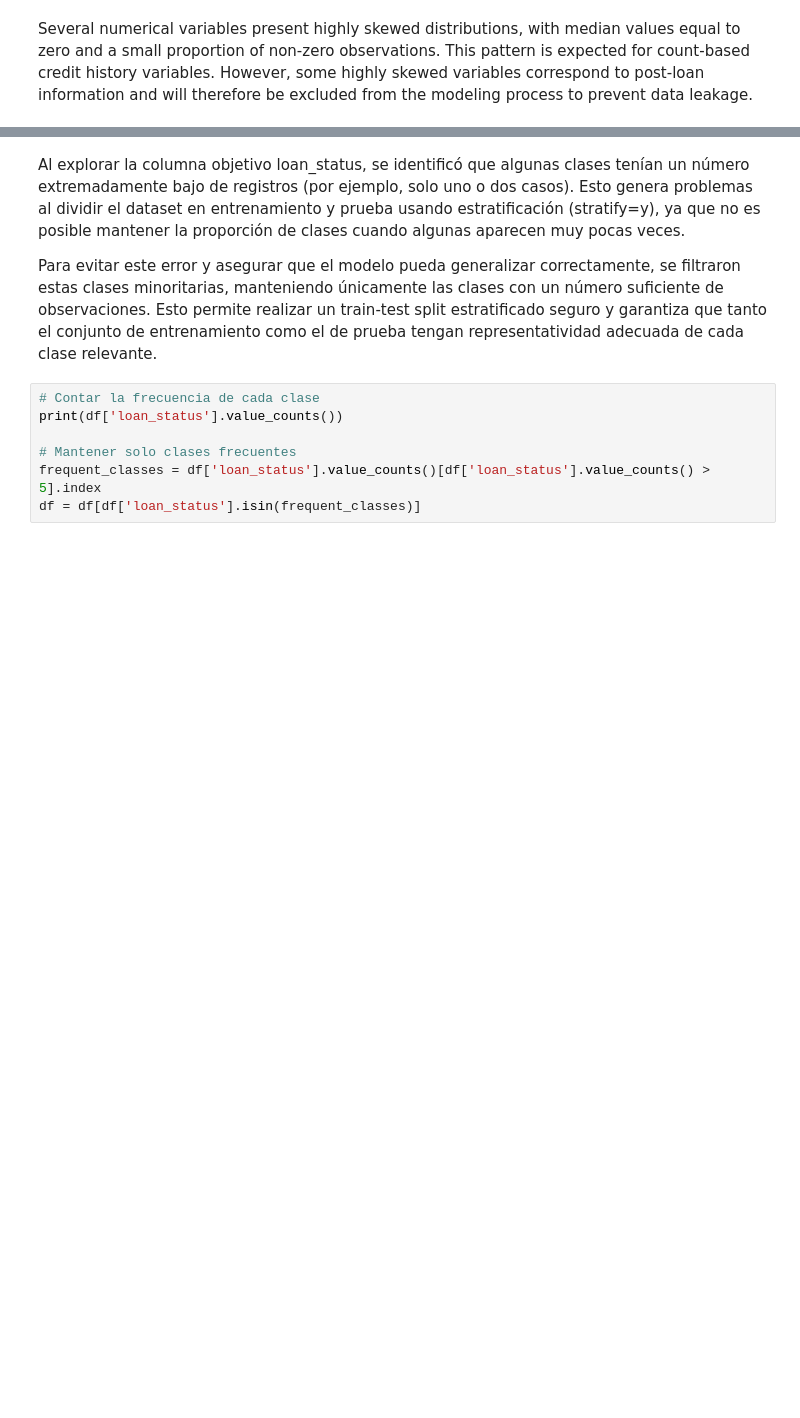
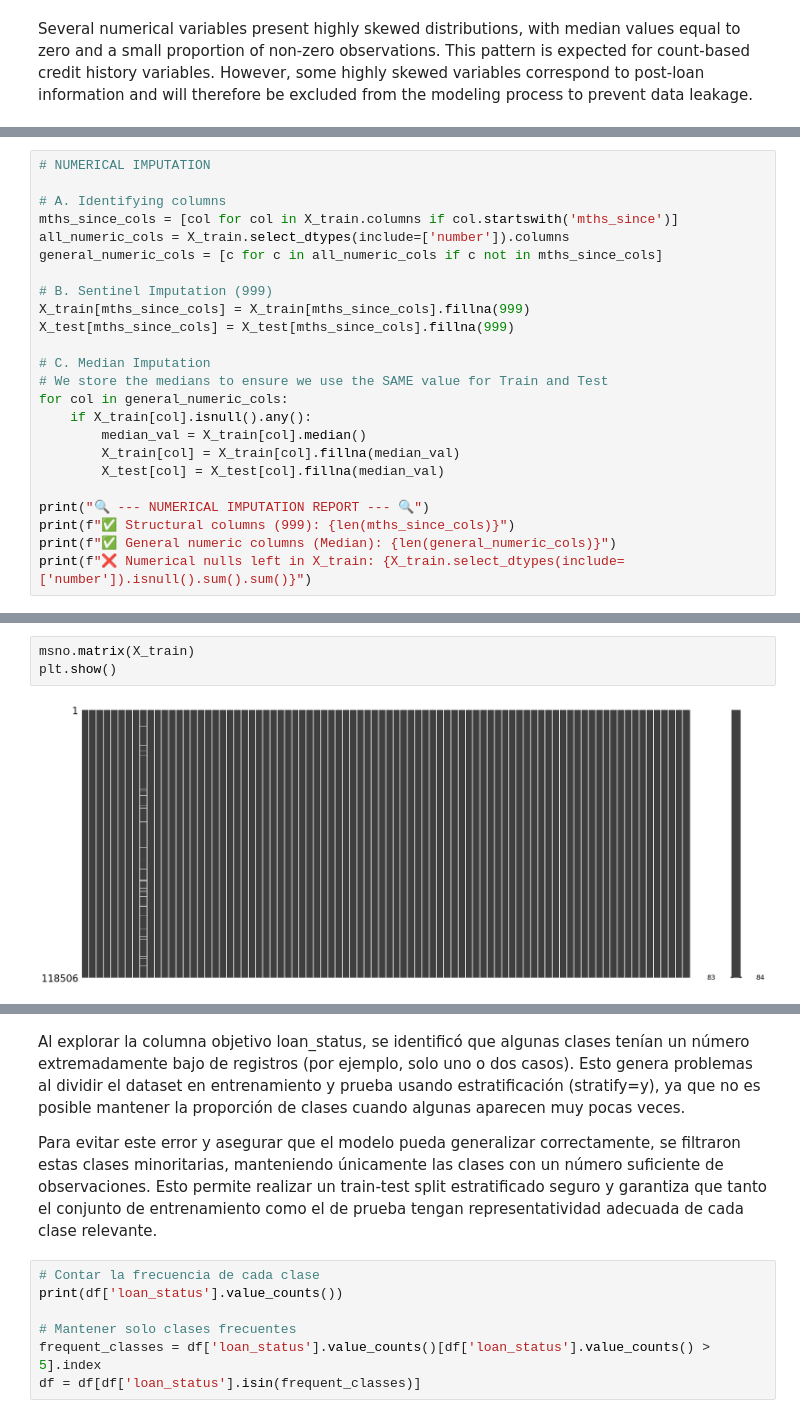
Before and after one commit to 4GeeksAcademy/final_project_creditscoring, a Jupyter notebook: notebooks/EDA.ipynb, the cells around one changed output, grey strips where cells are left out. Saved outputs shown, nothing was run; the diff lists cells and outputs as text; blank space fills up the shorter version.

```diff
--- a/notebooks/EDA.ipynb
+++ b/notebooks/EDA.ipynb
@@ -807,0 +1001,24 @@ df = df.drop(columns=cols_to_drop)
+# %%
+# NUMERICAL IMPUTATION
+
+# A. Identifying columns
+mths_since_cols = [col for col in X_train.columns if col.startswith('mths_since')]
+all_numeric_cols = X_train.select_dtypes(include=['number']).columns
+general_numeric_cols = [c for c in all_numeric_cols if c not in mths_since_cols]
+
+# B. Sentinel Imputation (999)
+X_train[mths_since_cols] = X_train[mths_since_cols].fillna(999)
+X_test[mths_since_cols] = X_test[mths_since_cols].fillna(999)
+
+# C. Median Imputation
+# We store the medians to ensure we use the SAME value for Train and Test
+for col in general_numeric_cols:
+    if X_train[col].isnull().any():
+        median_val = X_train[col].median()
+        X_train[col] = X_train[col].fillna(median_val)
+        X_test[col] = X_test[col].fillna(median_val)
+
+print("🔍 --- NUMERICAL IMPUTATION REPORT --- 🔍")
+print(f"✅ Structural columns (999): {len(mths_since_cols)}")
+print(f"✅ General numeric columns (Median): {len(general_numeric_cols)}")
+print(f"❌ Numerical nulls left in X_train: {X_train.select_dtypes(include=['number']).isnull().sum().sum()}")
@@ -807,0 +1055,5 @@ df = df.drop(columns=cols_to_drop)
+# %%
+msno.matrix(X_train)
+plt.show()
+# %% [output]
+[figure, added]
```
Also changed, not shown: parts of 78 cells of this notebook.
